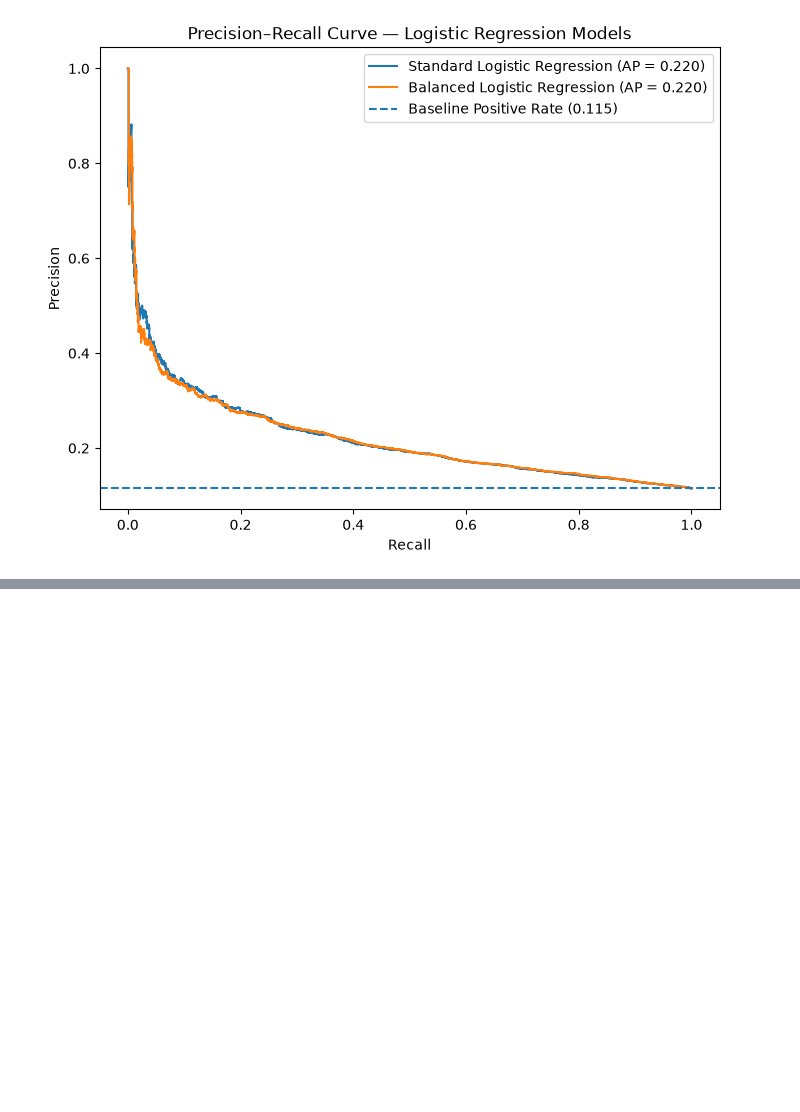
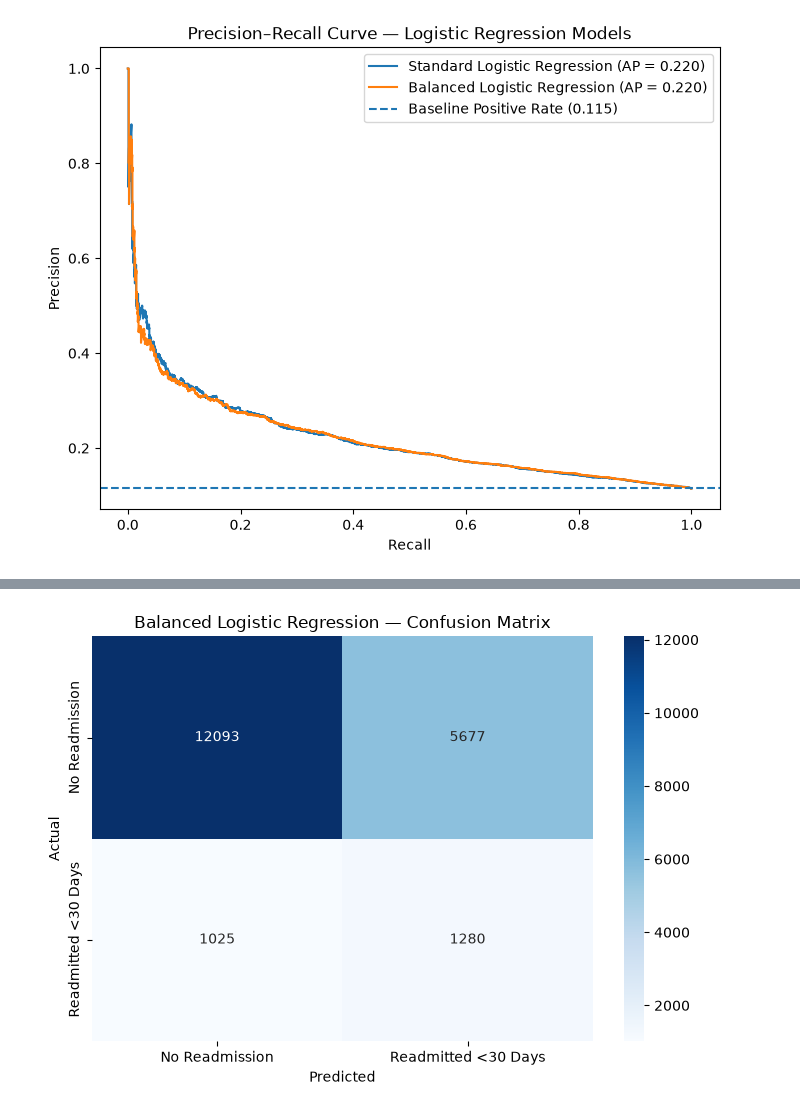
Before and after one commit to amanchaurasia512/diabetes-130-hospitals, a Jupyter notebook: Notebook/04_machine_learning_modeling.ipynb, the cells around one changed output, grey strips where cells are left out. Cells and saved outputs as stored; diff of their text form; code cells hidden in the pictures; blank space fills up the shorter version.

Commit message:
Logistocic model completed

```diff
--- a/Notebook/04_machine_learning_modeling.ipynb
+++ b/Notebook/04_machine_learning_modeling.ipynb
@@ -1629,0 +2191,20 @@ plt.show()
+# %%
+# ============================================================
+# BALANCED LOGISTIC REGRESSION
+# TEST SET PREDICTIONS
+# ============================================================
+
+y_pred_balanced = final_balanced_logistic_model.predict(
+    X_test
+)
+
+y_prob_balanced = final_balanced_logistic_model.predict_proba(
+    X_test
+)[:, 1]
+
+print("=" * 70)
+print("BALANCED LOGISTIC REGRESSION PREDICTIONS GENERATED")
+print("=" * 70)
+
+print(f"\nPrediction shape: {y_pred_balanced.shape}")
+print(f"Probability shape: {y_prob_balanced.shape}")
@@ -1629,0 +2337,25 @@ plt.show()
+# %%
+# ============================================================
+# BALANCED LOGISTIC REGRESSION
+# CONFUSION MATRIX VISUALIZATION
+# ============================================================
+
+plt.figure(figsize=(7, 5))
+
+sns.heatmap(
+    cm_balanced,
+    annot=True,
+    fmt="d",
+    cmap="Blues",
+    xticklabels=["No Readmission", "Readmitted <30 Days"],
+    yticklabels=["No Readmission", "Readmitted <30 Days"]
+)
+
+plt.title("Balanced Logistic Regression — Confusion Matrix")
+plt.xlabel("Predicted")
+plt.ylabel("Actual")
+
+plt.tight_layout()
+plt.show()
+# %% [output]
+[figure, added]
```
Also changed, not shown: parts of 15 cells of this notebook.
